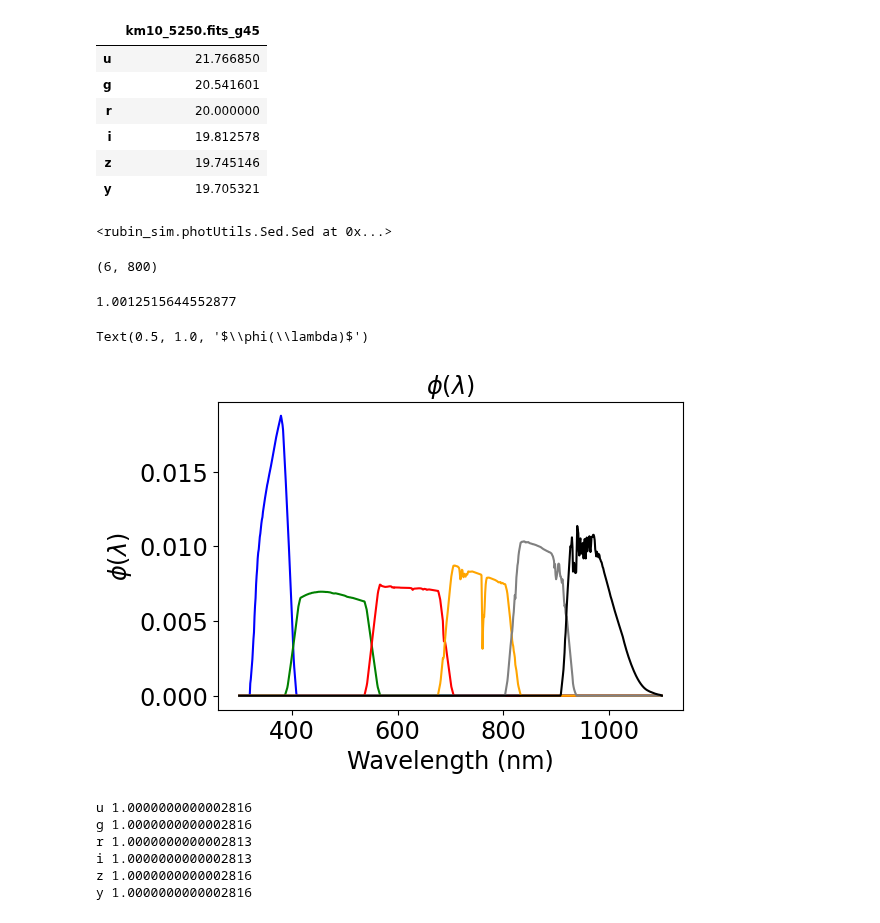
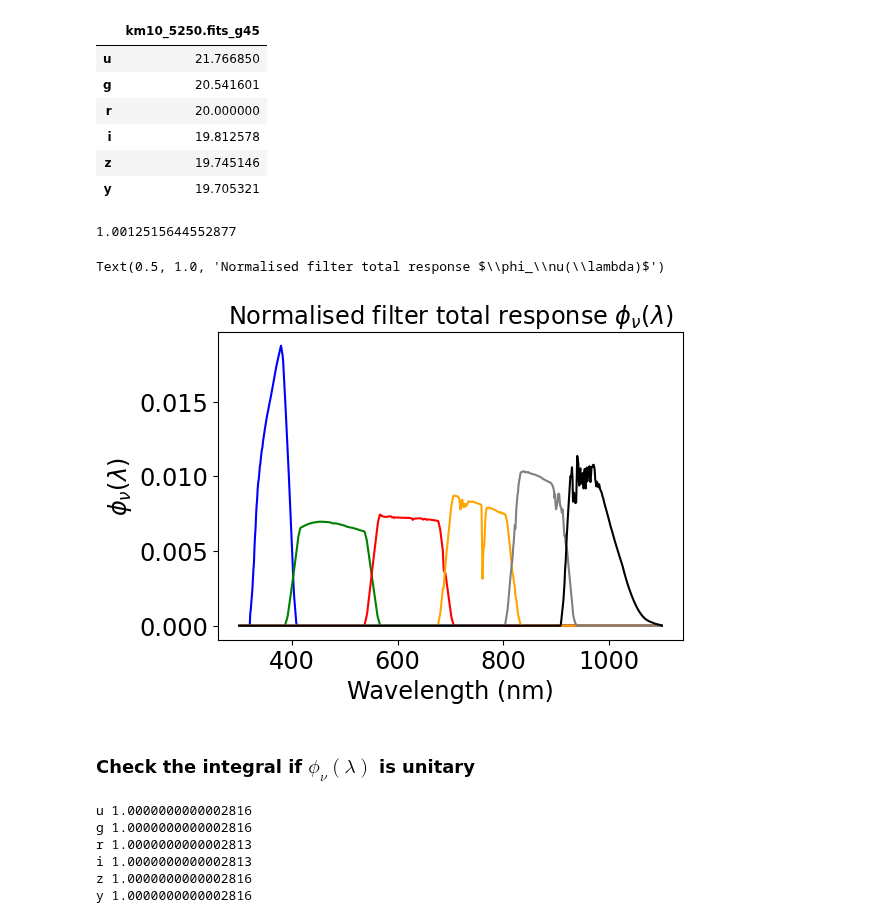
Before and after one commit to sylvielsstfr/RubinLSSTPhotometricCorrTuto, a Jupyter notebook: notebooks/01_AtmosphericParamExtraction/01a_IntroAtmosphericTransparency.ipynb, the cells around one changed output. Saved outputs shown, nothing was run; the diff lists cells and outputs as text; code cells hidden in the pictures.

```diff
--- a/notebooks/01_AtmosphericParamExtraction/01a_IntroAtmosphericTransparency.ipynb
+++ b/notebooks/01_AtmosphericParamExtraction/01a_IntroAtmosphericTransparency.ipynb
@@ -454,16 +461,8 @@ pd.DataFrame(mags, index=[sed_name]).T
 | i | 19.812578 |
 | z | 19.745146 |
 | y | 19.705321 |
-# %%
-seds[sed_name].P
-# %% [output]
-<rubin_sim.photUtils.Sed.Sed at 0x...>
 # %%
 phiArray, wavelenstep = seds[sed_name].setupPhiArray([lsst[f] for f in filter_tagnames])
-# %%
-phiArray.shape
-# %% [output]
-(6, 800)
 # %%
 wavelenstep
 # %% [output]
@@ -471,13 +470,15 @@ wavelenstep
 # %%
 fig, ax = plt.subplots(1,1,figsize=(6,4))
 for index,f in enumerate(filter_tagnames):
     ax.plot(WL,phiArray[index,:],'-',color=filter_color[index],label = f)
 ax.set_xlabel('Wavelength (nm)')
-ax.set_ylabel("$\phi(\lambda)$")
-ax.set_title("$\phi(\lambda)$")
+ax.set_ylabel("$\phi_\\nu(\lambda)$")
+ax.set_title("Normalised filter total response $\phi_\\nu(\lambda)$")
 # %% [output]
-Text(0.5, 1.0, '$\\phi(\\lambda)$')
+Text(0.5, 1.0, 'Normalised filter total response $\\phi_\\nu(\\lambda)$')
-[figure, old version]
+[figure, new version]
+# %% [markdown]
+### Check the integral if $\phi_\nu(\lambda)$ is unitary
 # %%
 for index,f in enumerate(filter_tagnames):
     I = np.trapz(phiArray[index,:],WL)
```
Also changed, not shown: parts of 1 cell of this notebook.
